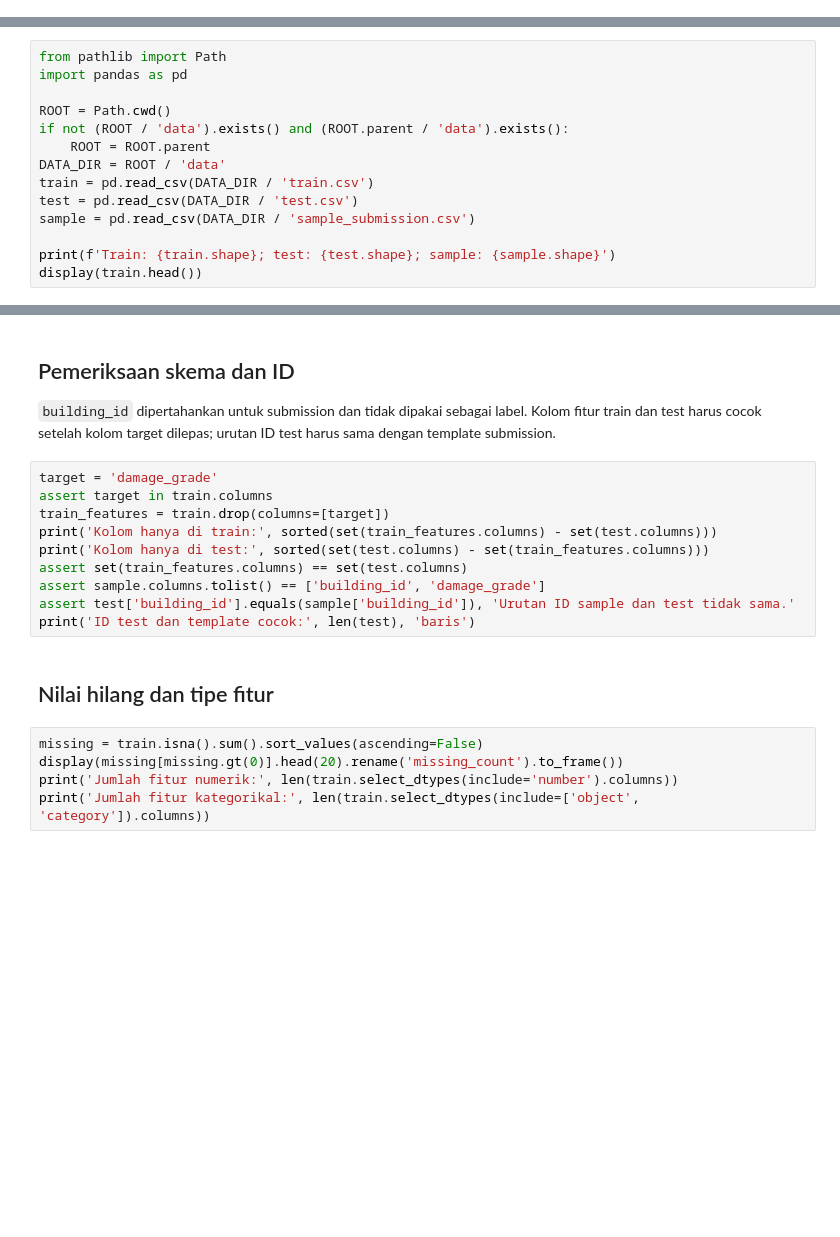
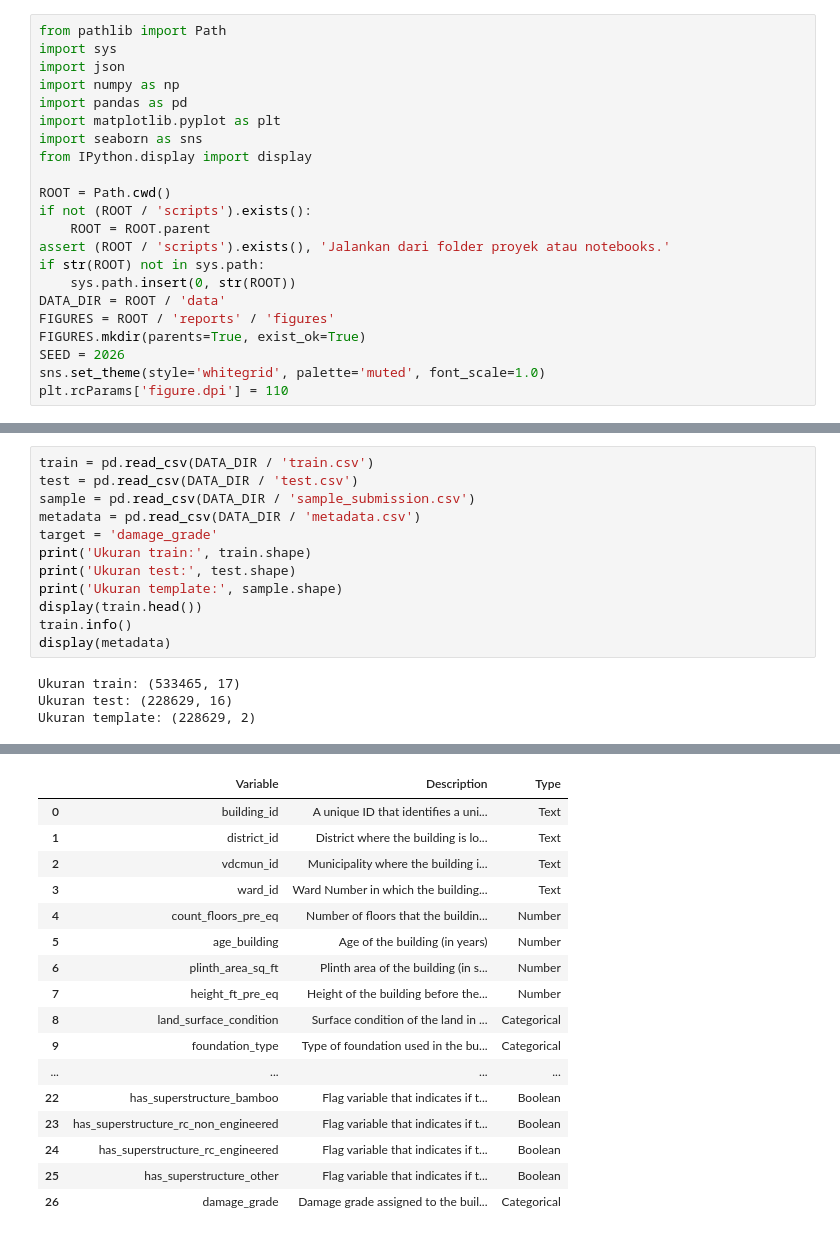
Before and after one commit to kkafi09/sml-structural-damage, a Jupyter notebook: notebooks/01_eda.ipynb, the cells around one changed output, grey strips where cells are left out. Drawn from its saved outputs; the diff is of its cells as text; blank space fills up the shorter version.

Commit message:
Improve analysis notebooks and add reproducible training workflow

```diff
--- a/notebooks/01_eda.ipynb
+++ b/notebooks/01_eda.ipynb
@@ -4,0 +10,22 @@ Notebook ini memeriksa struktur data, kualitas kolom, distribusi target, dan rin
+# %%
+from pathlib import Path
+import sys
+import json
+import numpy as np
+import pandas as pd
+import matplotlib.pyplot as plt
+import seaborn as sns
+from IPython.display import display
+
+ROOT = Path.cwd()
+if not (ROOT / 'scripts').exists():
+    ROOT = ROOT.parent
+assert (ROOT / 'scripts').exists(), 'Jalankan dari folder proyek atau notebooks.'
+if str(ROOT) not in sys.path:
+    sys.path.insert(0, str(ROOT))
+DATA_DIR = ROOT / 'data'
+FIGURES = ROOT / 'reports' / 'figures'
+FIGURES.mkdir(parents=True, exist_ok=True)
+SEED = 2026
+sns.set_theme(style='whitegrid', palette='muted', font_scale=1.0)
+plt.rcParams['figure.dpi'] = 110
@@ -5,14 +37,16 @@ Notebook ini memeriksa struktur data, kualitas kolom, distribusi target, dan rin
 # %%
-from pathlib import Path
-import pandas as pd
-
-ROOT = Path.cwd()
-if not (ROOT / 'data').exists() and (ROOT.parent / 'data').exists():
-    ROOT = ROOT.parent
-DATA_DIR = ROOT / 'data'
 train = pd.read_csv(DATA_DIR / 'train.csv')
 test = pd.read_csv(DATA_DIR / 'test.csv')
 sample = pd.read_csv(DATA_DIR / 'sample_submission.csv')
-
-print(f'Train: {train.shape}; test: {test.shape}; sample: {sample.shape}')
+metadata = pd.read_csv(DATA_DIR / 'metadata.csv')
+target = 'damage_grade'
+print('Ukuran train:', train.shape)
+print('Ukuran test:', test.shape)
+print('Ukuran template:', sample.shape)
 display(train.head())
+train.info()
+display(metadata)
+# %% [output]
+Ukuran train: (533465, 17)
+Ukuran test: (228629, 16)
+Ukuran template: (228629, 2)
@@ -19,21 +76,17 @@ display(train.head())
+|  | Variable | Description | Type |
+| 0 | building_id | A unique ID that identifies a uni... | Text |
+| 1 | district_id | District where the building is lo... | Text |
+| 2 | vdcmun_id | Municipality where the building i... | Text |
+| 3 | ward_id | Ward Number in which the building... | Text |
+| 4 | count_floors_pre_eq | Number of floors that the buildin... | Number |
+| 5 | age_building | Age of the building (in years) | Number |
+| 6 | plinth_area_sq_ft | Plinth area of the building (in s... | Number |
+| 7 | height_ft_pre_eq | Height of the building before the... | Number |
+| 8 | land_surface_condition | Surface condition of the land in ... | Categorical |
+| 9 | foundation_type | Type of foundation used in the bu... | Categorical |
+| ... | ... | ... | ... |
+| 22 | has_superstructure_bamboo | Flag variable that indicates if t... | Boolean |
+| 23 | has_superstructure_rc_non_engineered | Flag variable that indicates if t... | Boolean |
+| 24 | has_superstructure_rc_engineered | Flag variable that indicates if t... | Boolean |
+| 25 | has_superstructure_other | Flag variable that indicates if t... | Boolean |
+| 26 | damage_grade | Damage grade assigned to the buil... | Categorical |
-# %% [markdown]
-## Pemeriksaan skema dan ID
-
-`building_id` dipertahankan untuk submission dan tidak dipakai sebagai label. Kolom fitur train dan test harus cocok setelah kolom target dilepas; urutan ID test harus sama dengan template submission.
-# %%
-target = 'damage_grade'
-assert target in train.columns
-train_features = train.drop(columns=[target])
-print('Kolom hanya di train:', sorted(set(train_features.columns) - set(test.columns)))
-print('Kolom hanya di test:', sorted(set(test.columns) - set(train_features.columns)))
-assert set(train_features.columns) == set(test.columns)
-assert sample.columns.tolist() == ['building_id', 'damage_grade']
-assert test['building_id'].equals(sample['building_id']), 'Urutan ID sample dan test tidak sama.'
-print('ID test dan template cocok:', len(test), 'baris')
-# %% [markdown]
-## Nilai hilang dan tipe fitur
-# %%
-missing = train.isna().sum().sort_values(ascending=False)
-display(missing[missing.gt(0)].head(20).rename('missing_count').to_frame())
-print('Jumlah fitur numerik:', len(train.select_dtypes(include='number').columns))
-print('Jumlah fitur kategorikal:', len(train.select_dtypes(include=['object', 'category']).columns))
```
Also changed, not shown: parts of 26 cells of this notebook, 27 other files.
